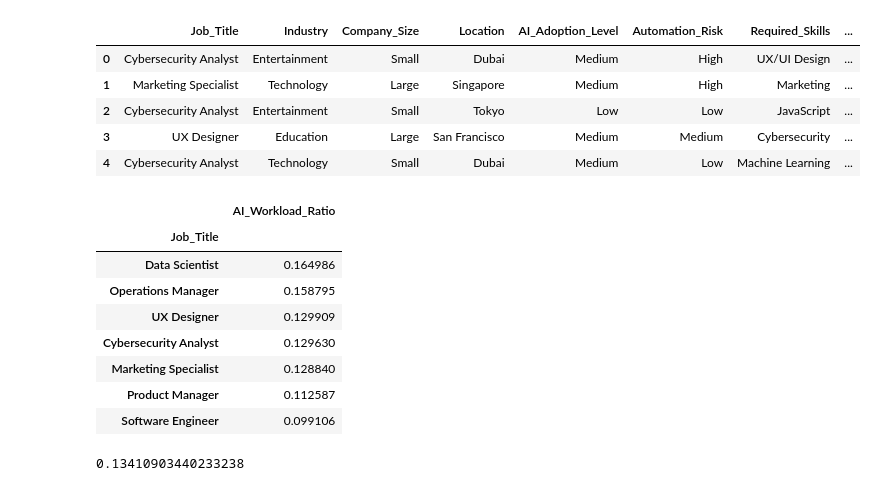
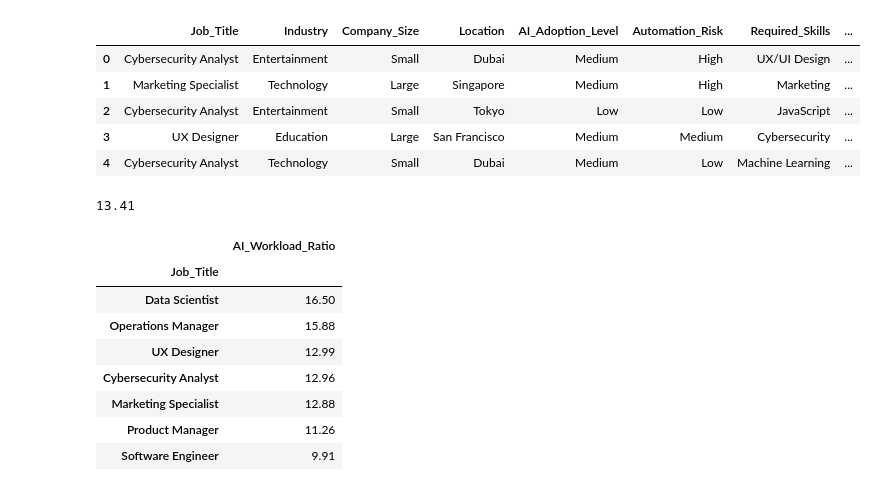
Before and after one commit to GeorgiosKoutroumanos/project-2-SQL-From-Data-to-Insight, a Jupyter notebook: MAIN.ipynb, the cells around one changed output. Drawn from its saved outputs; the diff is of its cells as text; code cells hidden in the pictures.

```diff
--- a/MAIN.ipynb
+++ b/MAIN.ipynb
@@ -373,28 +403,38 @@ df_final.head()
 | 2 | Cybersecurity Analyst | Entertainment | Small | Tokyo | Low | Low | JavaScript | ... |
 | 3 | UX Designer | Education | Large | San Francisco | Medium | Medium | Cybersecurity | ... |
 | 4 | Cybersecurity Analyst | Technology | Small | Dubai | Medium | Low | Machine Learning | ... |
+# %%
+average_ai_workload_ratio = df_final["AI_Workload_Ratio"].mean()*100
+average_ai_workload_ratio = average_ai_workload_ratio.round(2)
+average_ai_workload_ratio
+
+#this is the average AI_Workload_Ration accross all role 13.41%
+# %% [output]
+13.41
 # %%
 # 4th insight: average workload ratio per Job title
 
-grouped_df_final_3 = df_final.groupby("Job_Title").agg({
-    "AI_Workload_Ratio": "mean"})
+grouped_df_final_4 = df_final.groupby("Job_Title").agg({
+    "AI_Workload_Ratio": "mean"
+})
 
-grouped_df_final_3 = grouped_df_final_3.sort_values(by="AI_Workload_Ratio", ascending=False)
-grouped_df_final_3
+# Convert AI_Workload_Ratio to percentage and round to two decimal places
+grouped_df_final_4["AI_Workload_Ratio"] = grouped_df_final_4["AI_Workload_Ratio"] * 100
+grouped_df_final_4["AI_Workload_Ratio"] = grouped_df_final_4["AI_Workload_Ratio"].round(2)
+
+grouped_df_final_4 = grouped_df_final_4.sort_values(by="AI_Workload_Ratio", ascending=False)
+
+# Display the updated DataFrame
+grouped_df_final_4
 
 # On average, only 13.41% of tasks in IT-related jobs are currently managed by AI. This suggests AI is augmenting rather than replacing the majority of IT work — aligning with your hypothesis that the fear may be overstated.
 # %% [output]
 |  | AI_Workload_Ratio |
 | Job_Title |  |
-| Data Scientist | 0.164986 |
-| Operations Manager | 0.158795 |
-| UX Designer | 0.129909 |
-| Cybersecurity Analyst | 0.129630 |
-| Marketing Specialist | 0.128840 |
-| Product Manager | 0.112587 |
-| Software Engineer | 0.099106 |
+| Data Scientist | 16.50 |
+| Operations Manager | 15.88 |
+| UX Designer | 12.99 |
+| Cybersecurity Analyst | 12.96 |
+| Marketing Specialist | 12.88 |
+| Product Manager | 11.26 |
+| Software Engineer | 9.91 |
-# %%
-average_ai_workload_ratio = df_final["AI_Workload_Ratio"].mean()
-average_ai_workload_ratio
-# %% [output]
-0.13410903440233238
```
Also changed, not shown: parts of 14 cells of this notebook, 2 other files.
